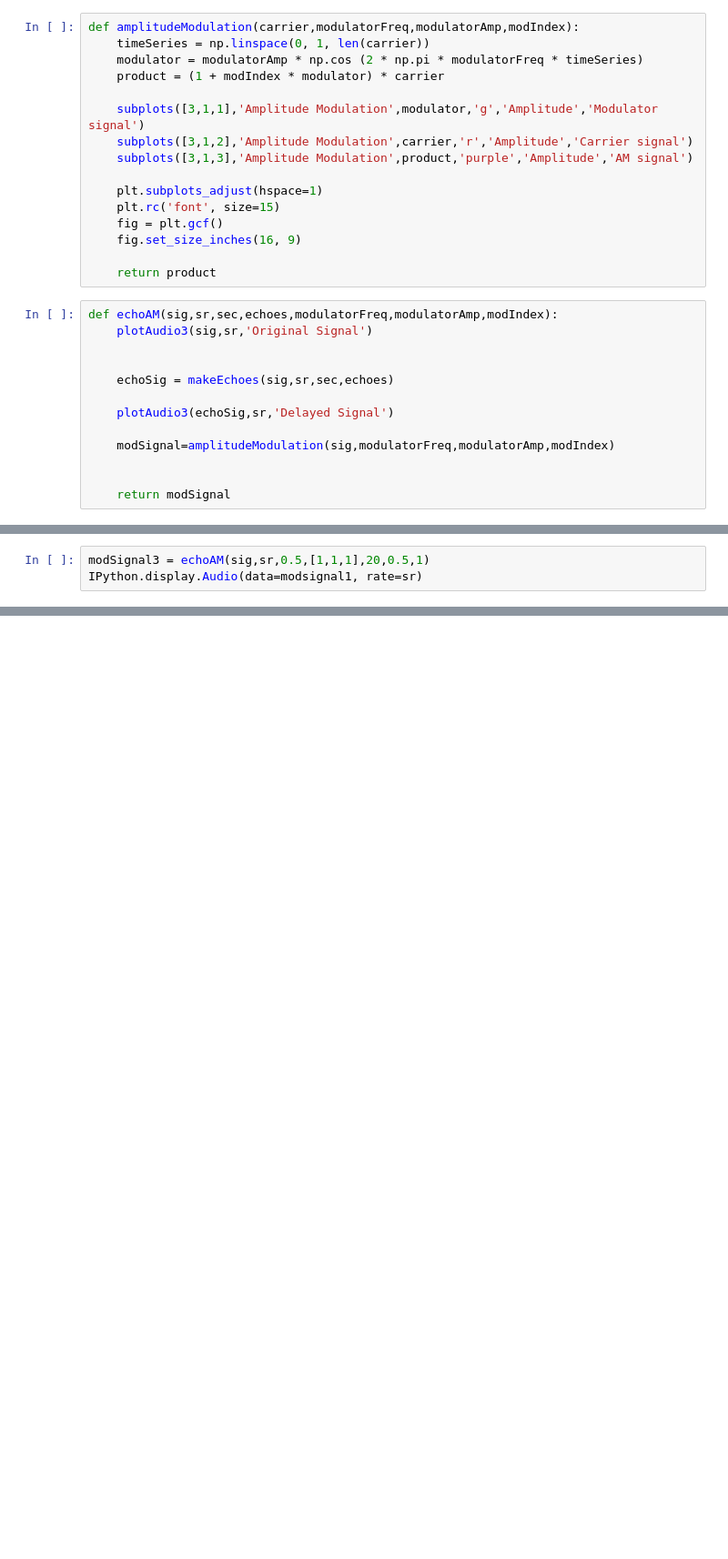
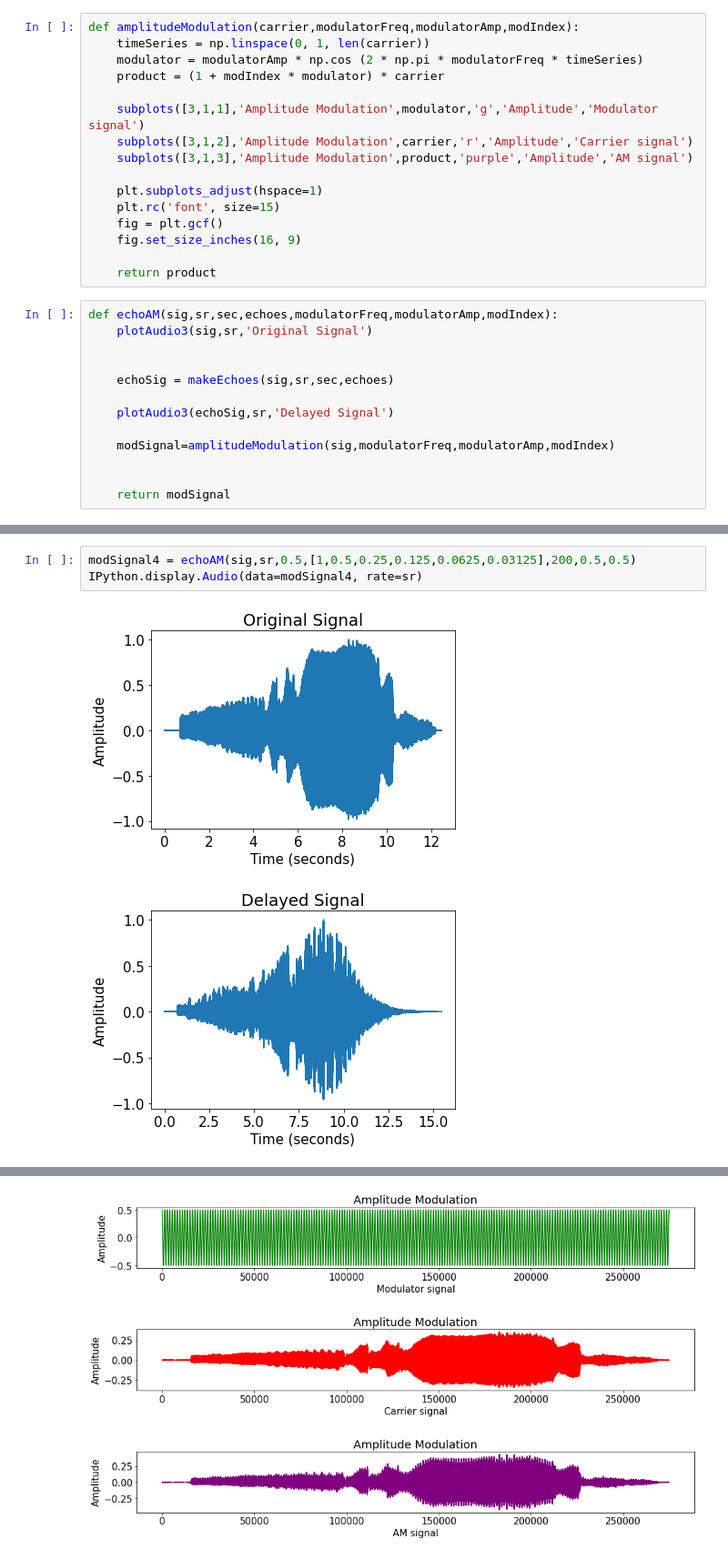
Before and after one commit to JaylenBri/imc2021-JaylenBrissett, a Jupyter notebook: Lab 2-Brissett.ipynb, the cells around one changed output, grey strips where cells are left out. Shown at 91% size. Cells and saved outputs as stored; diff of their text form; blank space fills up the shorter version.

```diff
--- a/Lab 2-Brissett.ipynb
+++ b/Lab 2-Brissett.ipynb
@@ -109,3 +132,6 @@ IPython.display.Audio(data=modsignal1, rate=sr)
 # %%
-modSignal3 = echoAM(sig,sr,0.5,[1,1,1],20,0.5,1)
-IPython.display.Audio(data=modsignal1, rate=sr)
+modSignal4 = echoAM(sig,sr,0.5,[1,0.5,0.25,0.125,0.0625,0.03125],200,0.5,0.5)
+IPython.display.Audio(data=modSignal4, rate=sr)
+# %% [output]
+[figure, added]
+[figure, added]
@@ -111,0 +139 @@ IPython.display.Audio(data=modsignal1, rate=sr)
+[figure, added]
```
Also changed, not shown: parts of 4 cells of this notebook.
